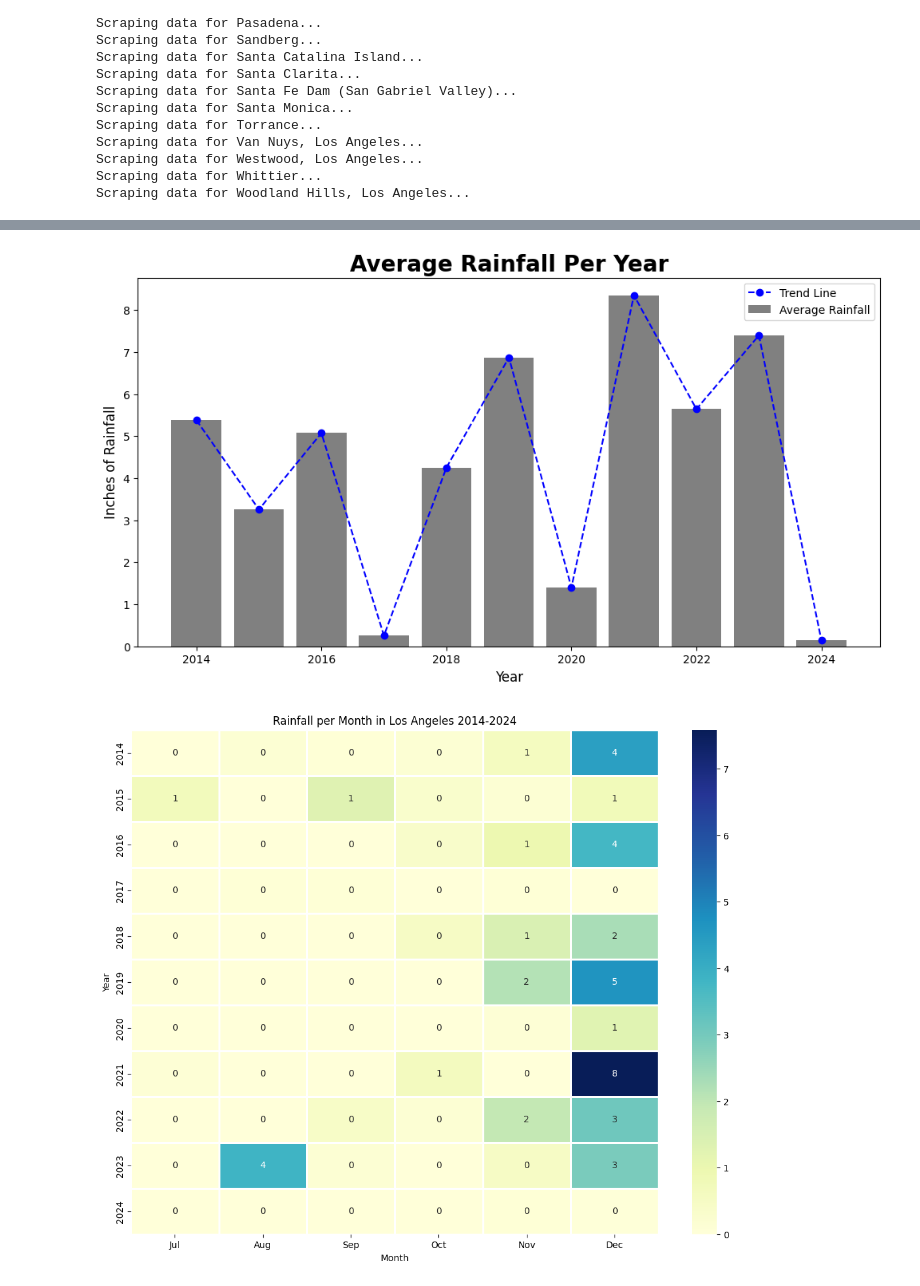
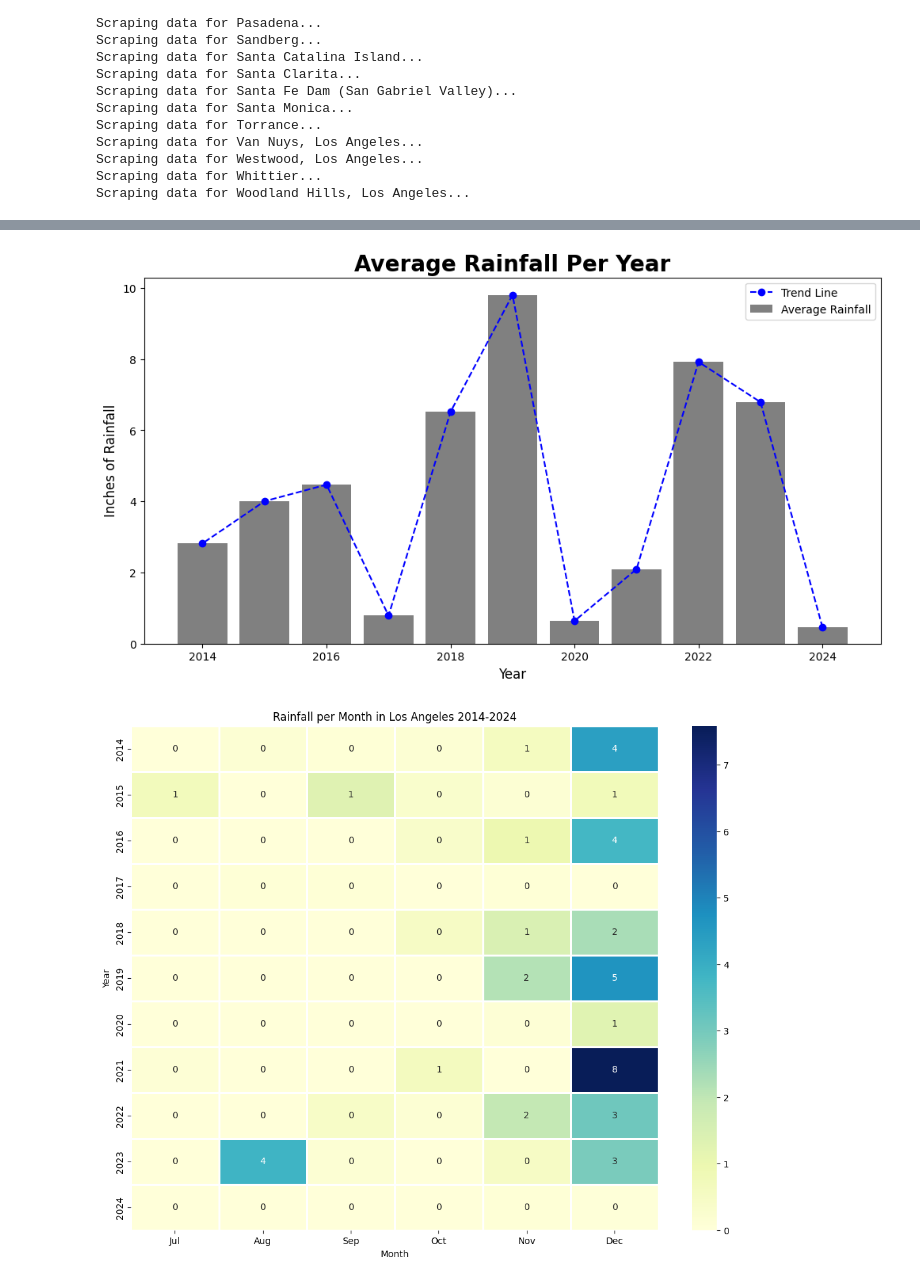
Before and after one commit to nebcode/LA_Fires_2025, a Jupyter notebook: rainfall_spi.ipynb, the cells around one changed output, grey strips where cells are left out. Saved outputs shown, nothing was run; the diff lists cells and outputs as text; code cells hidden in the pictures.

Commit message:
rainfall

```diff
--- a/rainfall_spi.ipynb
+++ b/rainfall_spi.ipynb
@@ -97,5 +113,5 @@ filtered_rainfall= filtered_rainfall[filtered_rainfall.index>1983]
 # %%
-filtered_rainfall['Total Rainfall'] = filtered_rainfall[['Jul', 'Aug', 'Sep', 'Oct', 'Nov', 'Dec']].sum(axis=1)
+filtered_rainfall['Total Rainfall'] = filtered_rainfall[months].sum(axis=1)
 
 #calculate SPI
 #SPI = (x-mu)/sigma
@@ -104,3 +120,4 @@ rain_std = filtered_rainfall['Total Rainfall'].std()
 
 filtered_rainfall['SPI'] = (filtered_rainfall['Total Rainfall'] - rain_mean) / rain_std
 filtered_rainfall = filtered_rainfall.reset_index()
+filtered_rainfall#[filtered_rainfall.columns['Year',4:8]]
@@ -107,34 +142,36 @@ filtered_rainfall = filtered_rainfall.reset_index()
 # %%
-#filters for '14-'24
-z = filtered_rainfall[filtered_rainfall['Year'] > 2013]
 
-years = z['Year']
-rainfall = z['Total Rainfall']
+#Funtion operates where:
+#  z: is a DataFrame
+#  months:  is a list of numbered months [1-12]
+#  year: including data from year, onward
 
-fig, ax = plt.subplots(figsize=(12, 6))  # Create a figure and axis
+def graph_Yearly_Rain(z,months,year):
+    z = filtered_rainfall[filtered_rainfall['Year'] >= year]
+    years = z['Year']
+    total_z = z[filtered_rainfall.columns[(months)]]
+    total_z['Total Rainfall'] =total_z[total_z.columns].sum(axis=1)
+    rainfall = total_z['Total Rainfall']
 
-# Create bar chart
-ax.bar(years, rainfall, color='grey', label='Average Rainfall')
+    fig, ax = plt.subplots(figsize=(12, 6))
 
-# Add trend line (line plot)
-ax.plot(years, rainfall, color='blue', marker='o', linestyle='--', label='Trend Line')
+    ax.bar(years, rainfall, color='grey', label='Average Rainfall')
+    ax.plot(years, rainfall, color='blue', marker='o', linestyle='--', label='Trend Line')
+    ax.set_xlabel('Year', fontsize=12)
+    ax.set_ylabel('Inches of Rainfall', fontsize=12)
+    ax.set_title('Average Rainfall Per Year', fontsize=20, fontweight='bold')
+    plt.xticks(rotation=0, fontsize=10)
+    plt.yticks(fontsize=10)
+    ax.legend()
+    plt.show()
 
-# Set labels and title
-ax.set_xlabel('Year', fontsize=12)
-ax.set_ylabel('Inches of Rainfall', fontsize=12)
-ax.set_title('Average Rainfall Per Year', fontsize=20, fontweight='bold')
+df = filtered_rainfall
+months = [5,6,7,8,9,10,11,11]
+year = 2014
 
-# Adjust tick fonts
-plt.xticks(rotation=0, fontsize=10)
-plt.yticks(fontsize=10)
-
-# Show legend
-ax.legend()
-
-# Display the plot
-plt.show()
+graph_Yearly_Rain(df,months,year)
 # %% [output]
-[figure, old version]
+[figure, new version]
 # %%
 import seaborn as sns
 
```
Also changed, not shown: parts of 3 cells of this notebook.
